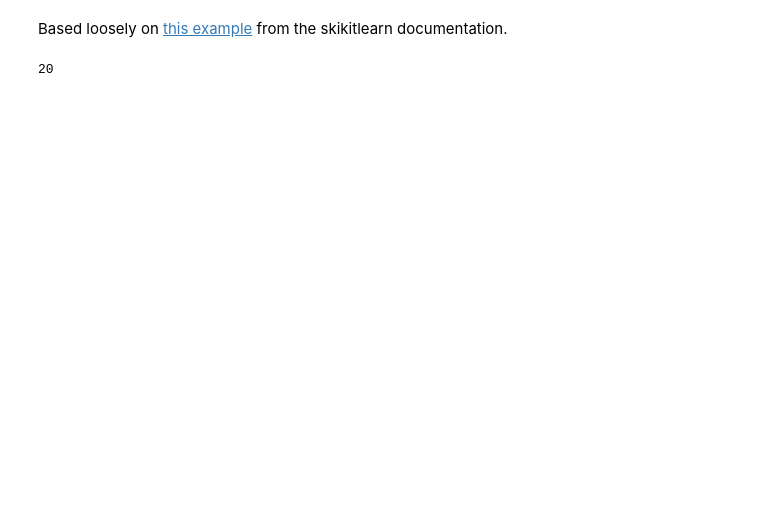
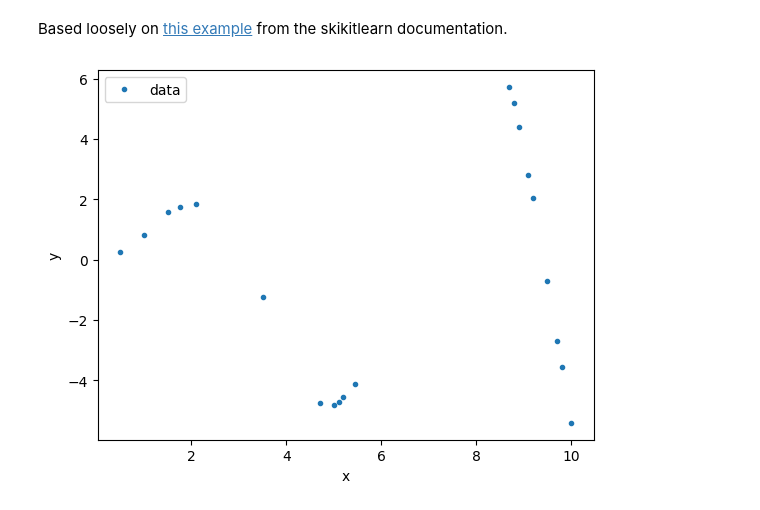
Before and after one commit to justindomke/pangolin, a Jupyter notebook: demos/GP-regression.ipynb, the cells around one changed output. Saved outputs shown, nothing was run; the diff lists cells and outputs as text; code cells hidden in the pictures; blank space fills up the shorter version.

```diff
--- a/demos/GP-regression.ipynb
+++ b/demos/GP-regression.ipynb
@@ -8,17 +10,26 @@ documentation.
 # generate training data
 ndata = 20
 sigma = 0.05 # true noise level
-#x_obs = np.random.rand(ndata)*10
 x_obs = [0.5, 1, 1.5, 1.75, 2.1, 3.5, 4.7, 5.0, 5.1, 5.2, 5.45, 8.7, 8.8, 8.9, 9.1, 9.2, 9.5, 9.7,
          9.8, 10.0]
-print(len(x_obs))
 y_obs = x_obs * np.sin(x_obs) + sigma * np.random.randn(ndata)
 
 # combine training and "test" data
 x_test = np.arange(0,10,.1)
 x = np.concatenate([x_obs,x_test])
-# %% [output]
-20
+# %%
+# plot data
+
+y_pred = np.mean(ys,axis=0)
+y_lo = np.quantile(ys,.025,axis=0)
+y_hi = np.quantile(ys,.975,axis=0)
+
+plt.plot(x_obs,y_obs,'.',label='data')
+plt.xlabel('x')
+plt.ylabel('y')
+plt.legend();
+# %% [output]
+[figure, added]
 # %%
 # kernel function
 def kernel(x):
```
Also changed, not shown: parts of 3 cells of this notebook, 10 other files.
